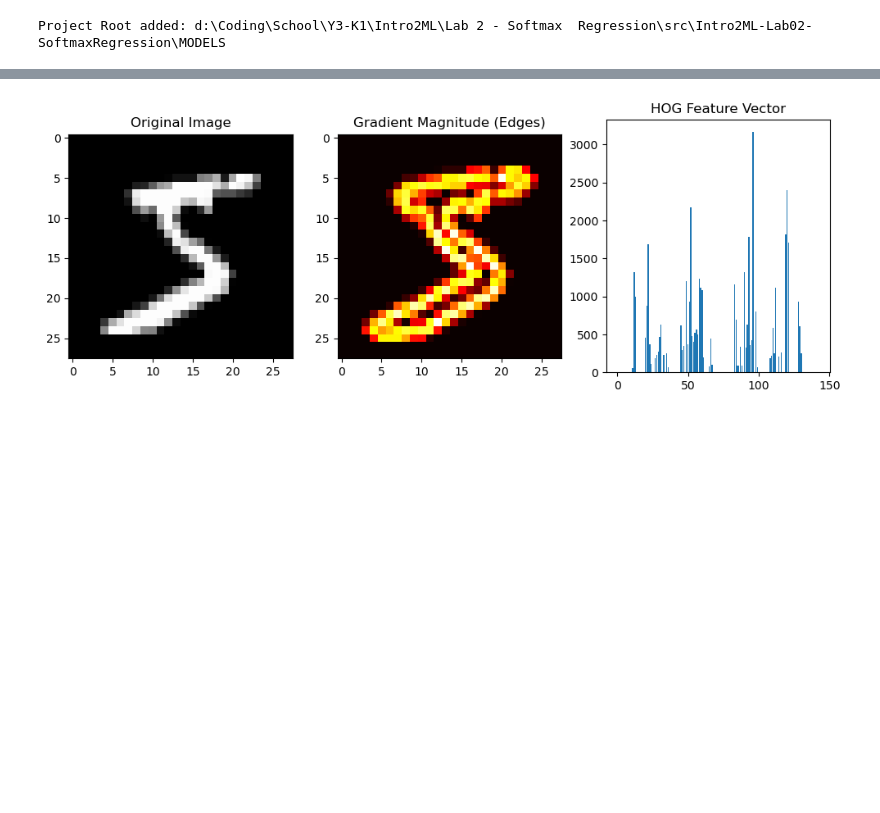
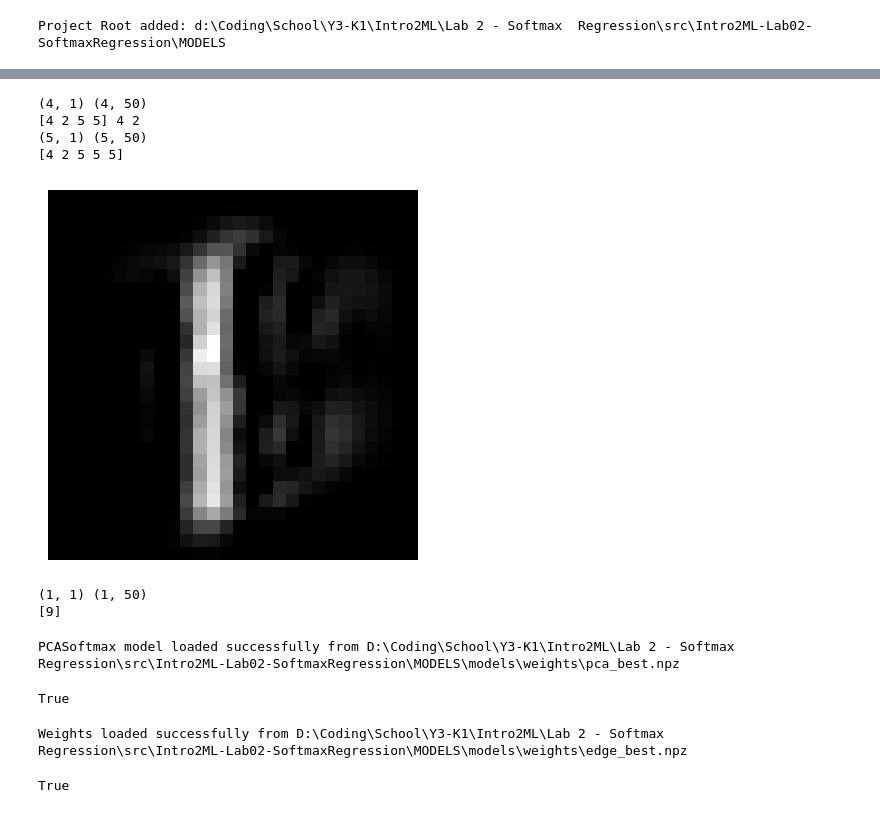
Before and after one commit to Le-Anh-Duy/Intro2ML-Lab02-SoftmaxRegression, a Jupyter notebook: MODELS/notebooks/example.ipynb, the cells around one changed output, grey strips where cells are left out. Drawn from its saved outputs; the diff is of its cells as text; code cells hidden in the pictures; blank space fills up the shorter version.

```diff
--- a/MODELS/notebooks/example.ipynb
+++ b/MODELS/notebooks/example.ipynb
@@ -61,5 +61,53 @@ Accuracy: 0.6922
 # %%
+from PIL import Image
 
-visualize_hog_features(model=model, X_sample=X_train[0])
+img = Image.open('download (1).png')
+# img.show()
+
+np_img = np.asarray(img, dtype=np.float32)
+np_img = np_img.reshape(28,28)
+
+
+image = np.asarray([X_train[2], X_train[432], np_img, np_img])
+
+print(model.predict(image), y_train[2], y_train[432])
+
+tesst = np.asarray([X_train[2], X_train[432], np_img, np_img, np_img])
+print(model.predict(tesst))
 # %% [output]
-[figure, removed]
+(4, 1) (4, 50)
+[4 2 5 5] 4 2
+(5, 1) (5, 50)
+[4 2 5 5 5]
+# %%
+np_img = np_img.reshape(1, 28,28)
+# X_test[15]
+# Image.show(model.get_feature_visualization(np_img))
+
+import matplotlib.pyplot as plt
+
+
+plt.imshow(model.get_feature_visualization(np_img), cmap='gray')
+plt.axis('off')
+plt.show()
+# %% [output]
+[figure, added]
+# %%
+# print(np_img)
+print(model.predict(X_train[4].reshape(1, 28, 28)))
+# %% [output]
+(1, 1) (1, 50)
+[9]
+# %%
+model2 = PCASoftmax(50, 10)
+model2.load_weight("D:\Coding\School\Y3-K1\Intro2ML\Lab 2 - Softmax  Regression\src\Intro2ML-Lab02-SoftmaxRegression\MODELS\models\weights\pca_best.npz")
+# %% [output]
+PCASoftmax model loaded successfully from D:\Coding\School\Y3-K1\Intro2ML\Lab 2 - Softmax  Regression\src\Intro2ML-Lab02-SoftmaxRegression\MODELS\models\weights\pca_best.npz
+True
+# %%
+model3 = EdgeSoftmax(28 * 28, 10)
+model3.fit(X_train.reshape(X_train.shape[0], -1), y_train, learning_rate=0.1, epochs=100, verbose=False)
+# model3.load_weight("D:\Coding\School\Y3-K1\Intro2ML\Lab 2 - Softmax  Regression\src\Intro2ML-Lab02-SoftmaxRegression\MODELS\models\weights\edge_best.npz")
+# %% [output]
+Weights loaded successfully from D:\Coding\School\Y3-K1\Intro2ML\Lab 2 - Softmax  Regression\src\Intro2ML-Lab02-SoftmaxRegression\MODELS\models\weights\edge_best.npz
+True
```
Also changed, not shown: parts of 2 cells of this notebook, 20 other files.
